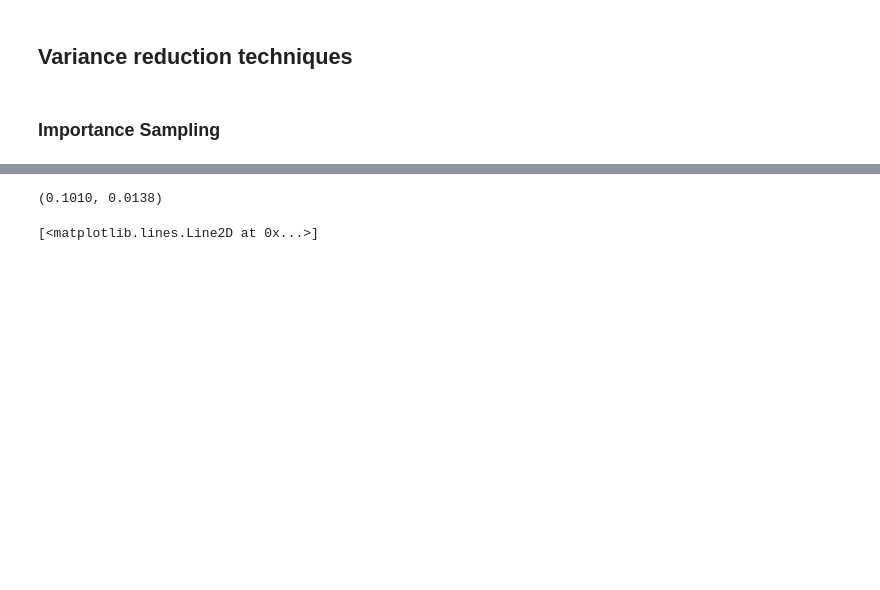
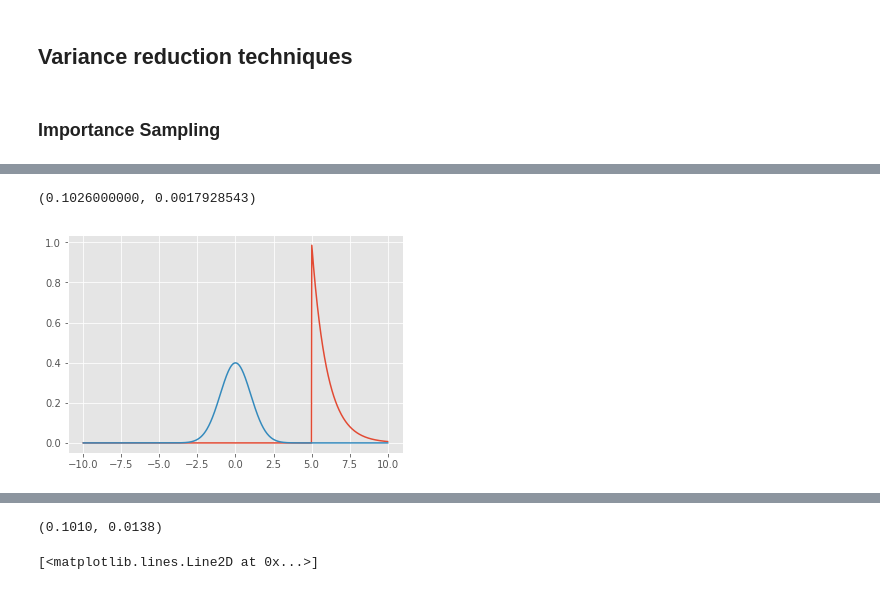
Before and after one commit to yunfei86/lab, a Jupyter notebook: Monte Carlo.ipynb, the cells around one changed output, grey strips where cells are left out. Cells and saved outputs as stored; diff of their text form; code cells hidden in the pictures; blank space fills up the shorter version.

```diff
--- a/Monte Carlo.ipynb
+++ b/Monte Carlo.ipynb
@@ -344,0 +351,9 @@ h_cv, np.abs(h_cv - h_true)/h_true
+# %%
+#play
+n = 10000
+
+x = stats.cauchy().rvs(n)
+h_mc = 1.0/n * np.sum(x > 3)
+h_mc, np.abs(h_mc - h_true)/h_true
+# %% [output]
+(0.1026000000, 0.0017928543)
@@ -344,0 +362,7 @@ h_cv, np.abs(h_cv - h_true)/h_true
+# %%
+# trick 2 - importance sampling
+x = np.linspace(-10, 10, 1000)
+plt.plot(x, stats.expon(5).pdf(x))
+plt.plot(x, stats.norm().pdf(x));
+# %% [output]
+[figure, added]
```
Also changed, not shown: parts of 40 cells of this notebook.
